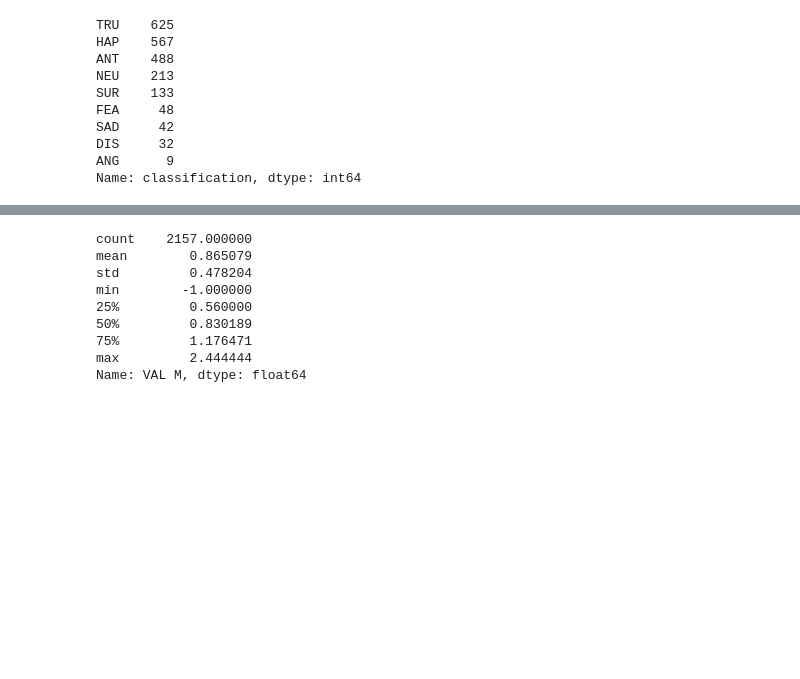
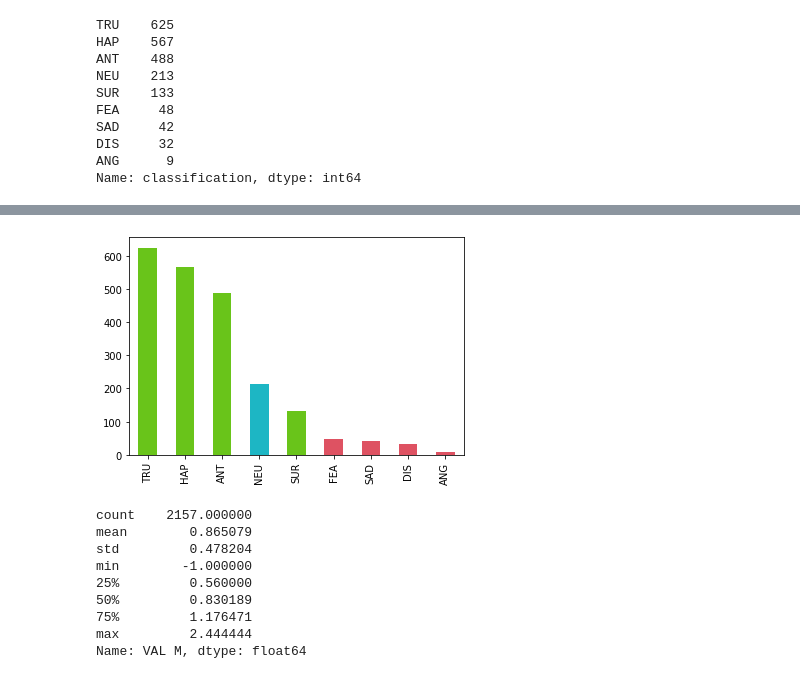
Before and after one commit to markrz12/sentiment-analysis, a Jupyter notebook: sentiment-analysis.ipynb, the cells around one changed output, grey strips where cells are left out. Cells and saved outputs as stored; diff of their text form; code cells hidden in the pictures; blank space fills up the shorter version.

```diff
--- a/sentiment-analysis.ipynb
+++ b/sentiment-analysis.ipynb
@@ -208,3 +225,12 @@ Name: classification, dtype: int64
+# %%
+trust_plot = trust_data["classification"].value_counts()
+# %%
+color=['#69c41a', '#69c41a', '#69c41a', '#1db6c4',"#69c41a", "#de5262", "#de5262","#de5262", "#de5262"]
+# %%
+trust_plot.plot(kind='bar', color=color)
+plt.show()
+# %% [output]
+[figure, added]
 # %%
 trust_data["VAL M"].describe()
 # %% [output]
```
Also changed, not shown: parts of 8 cells of this notebook, 2 other files.
